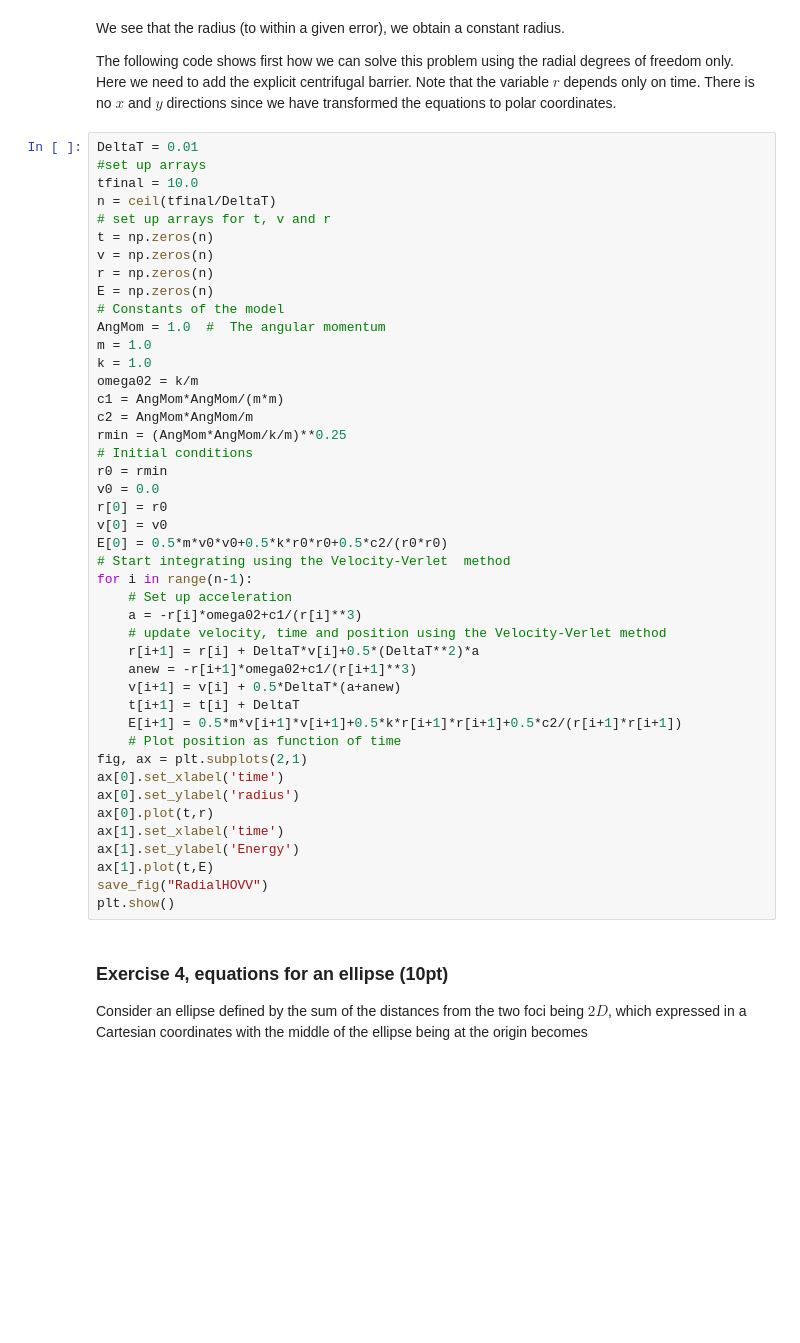
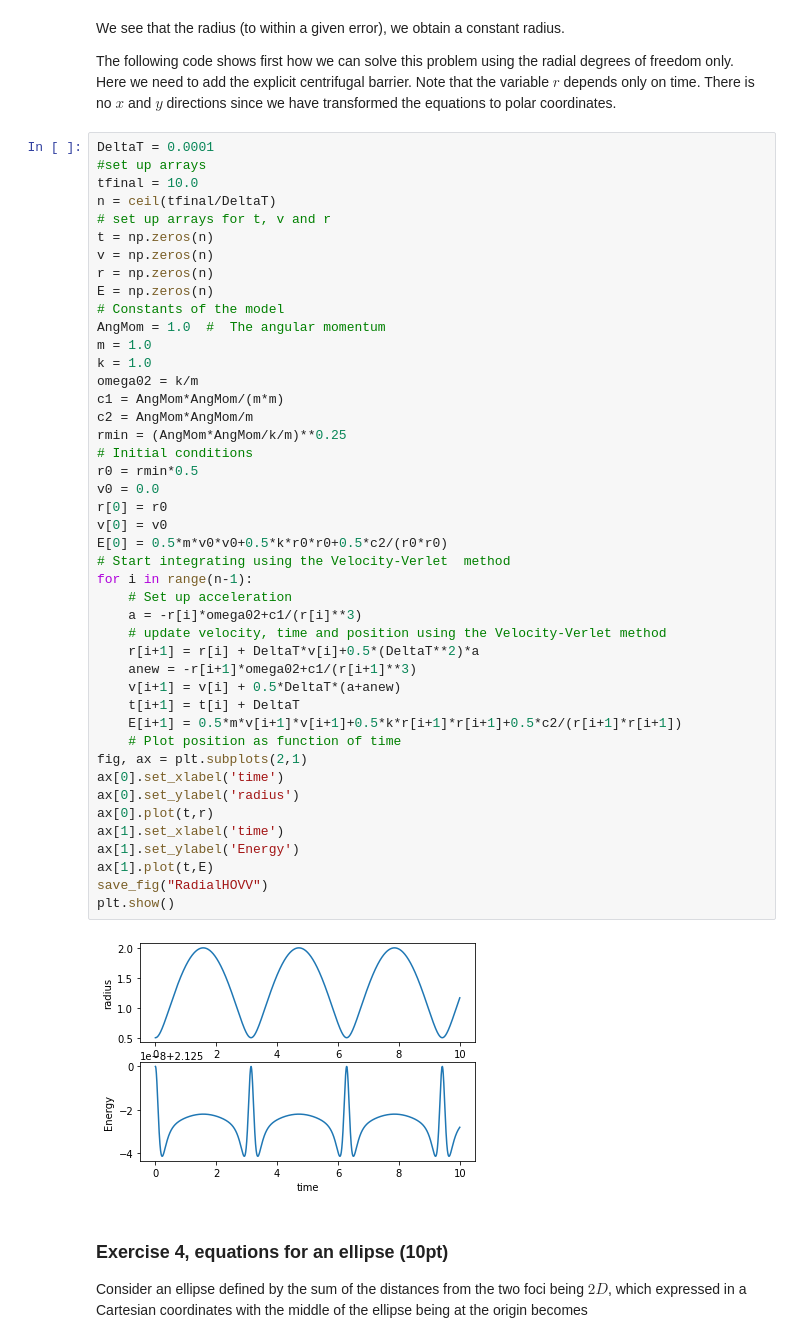
Before and after one commit to mhjensen/Physics321, a Jupyter notebook: doc/src/Homeworks/Solutions/solutionhw8.ipynb, the cells around one changed output. Drawn from its saved outputs; the diff is of its cells as text; blank space fills up the shorter version.

```diff
--- a/doc/src/Homeworks/Solutions/solutionhw8.ipynb
+++ b/doc/src/Homeworks/Solutions/solutionhw8.ipynb
@@ -580,7 +587,7 @@ The following code shows first how we can solve this problem using the radial de
 Here we need to add the explicit centrifugal barrier.  Note that the variable $r$ depends only on time. There is no $x$ and $y$ directions
 since we have transformed the equations to polar coordinates.
 # %%
-DeltaT = 0.01
+DeltaT = 0.0001
 #set up arrays
 tfinal = 10.0
 n = ceil(tfinal/DeltaT)
@@ -595,34 +602,36 @@ m = 1.0
 k = 1.0
 omega02 = k/m
 c1 = AngMom*AngMom/(m*m)
 c2 = AngMom*AngMom/m
 rmin = (AngMom*AngMom/k/m)**0.25
 # Initial conditions
-r0 = rmin
+r0 = rmin*0.5
 v0 = 0.0
 r[0] = r0
 v[0] = v0
 E[0] = 0.5*m*v0*v0+0.5*k*r0*r0+0.5*c2/(r0*r0)
 # Start integrating using the Velocity-Verlet  method
 for i in range(n-1):
     # Set up acceleration
     a = -r[i]*omega02+c1/(r[i]**3)
     # update velocity, time and position using the Velocity-Verlet method
     r[i+1] = r[i] + DeltaT*v[i]+0.5*(DeltaT**2)*a
     anew = -r[i+1]*omega02+c1/(r[i+1]**3)
     v[i+1] = v[i] + 0.5*DeltaT*(a+anew)
     t[i+1] = t[i] + DeltaT
     E[i+1] = 0.5*m*v[i+1]*v[i+1]+0.5*k*r[i+1]*r[i+1]+0.5*c2/(r[i+1]*r[i+1])
     # Plot position as function of time
 fig, ax = plt.subplots(2,1)
 ax[0].set_xlabel('time')
 ax[0].set_ylabel('radius')
 ax[0].plot(t,r)
 ax[1].set_xlabel('time')
 ax[1].set_ylabel('Energy')
 ax[1].plot(t,E)
 save_fig("RadialHOVV")
 plt.show()
+# %% [output]
+[figure, added]
 # %% [markdown]
 ### Exercise 4, equations for an ellipse (10pt)
 
```
Also changed, not shown: parts of 3 cells of this notebook, 12 other files.
